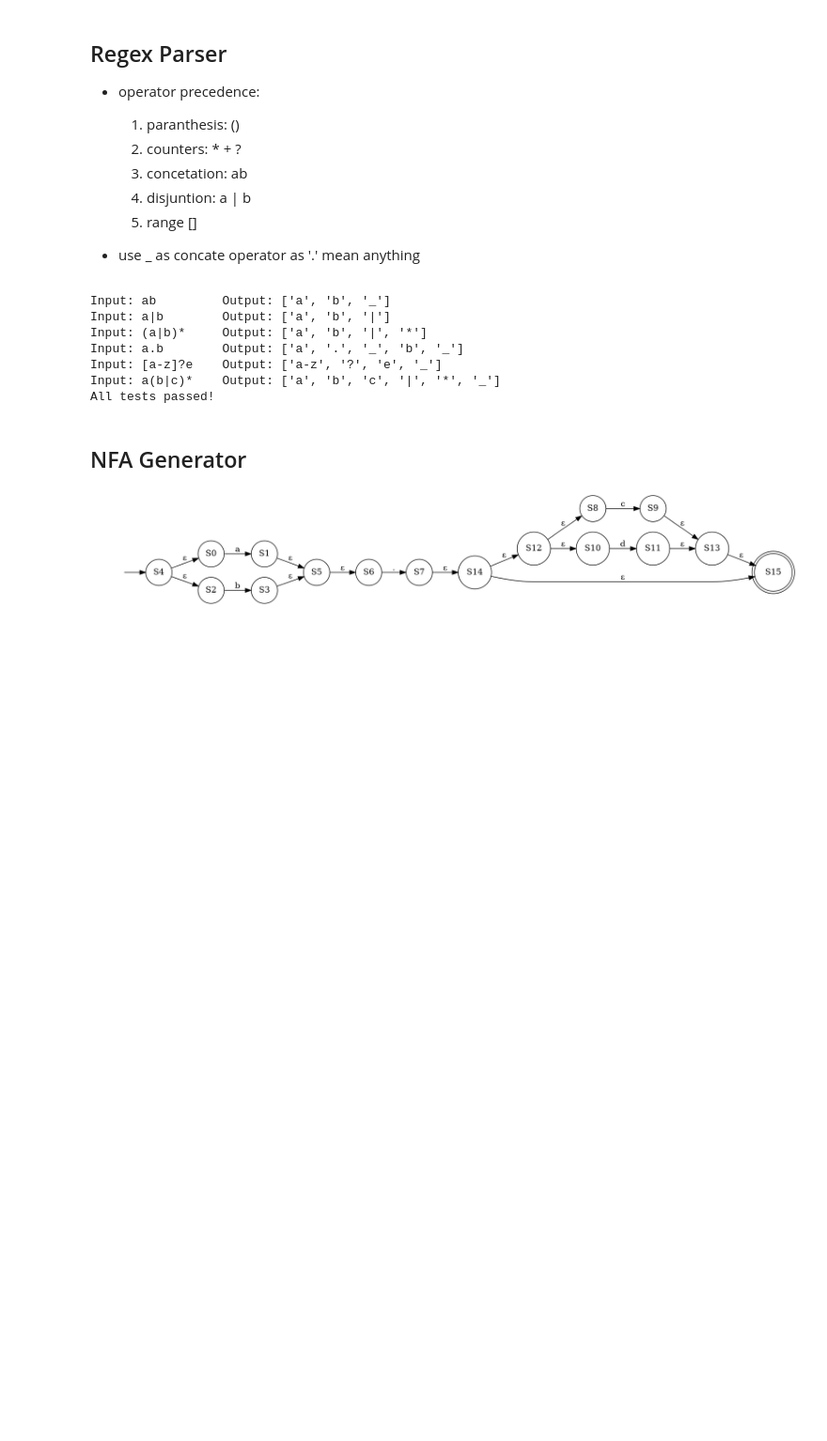
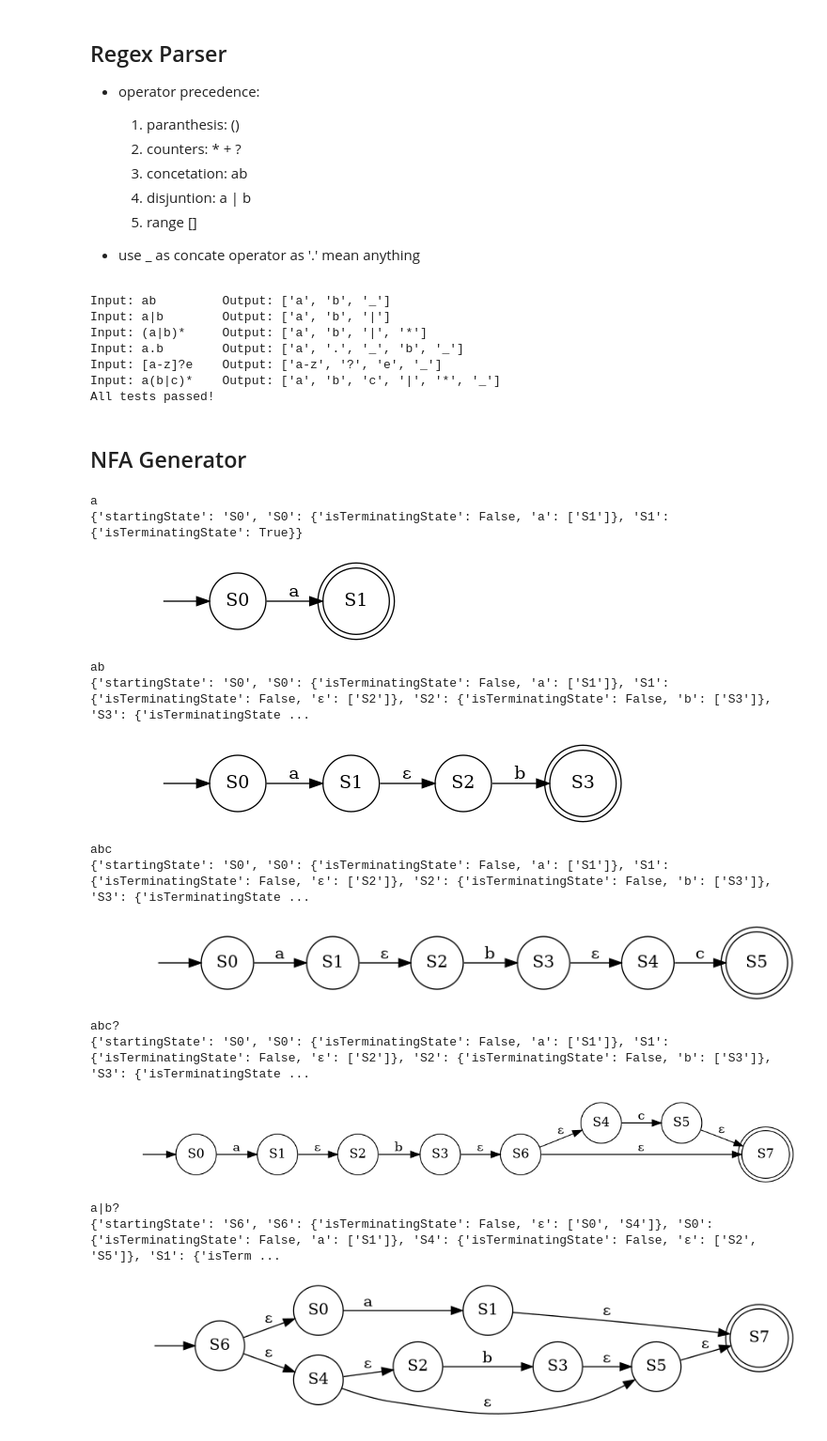
Before and after one commit to aliaagheisX/compiler-assignments, a Jupyter notebook: lexical_analyzer/submission_notebook.ipynb, the cells around one changed output. Shown at 94% size. Cells and saved outputs as stored; diff of their text form; code cells hidden in the pictures; blank space fills up the shorter version.

Commit message:
testcases

```diff
--- a/lexical_analyzer/submission_notebook.ipynb
+++ b/lexical_analyzer/submission_notebook.ipynb
@@ -330,11 +330,36 @@ def plot_nfa(nfa: NFA):
     A.draw("nfa.png")
 
     return Image.open("nfa.png")
-# %%
-regex = "(a|b).(c|d)?"
-
-result_nfa = NFA().build_nfa_from_postfix(regex)
-
-plot_nfa(result_nfa)
-# %% [output]
-[figure, removed]
+# %%
+def test_nfa():
+    testcases = [
+        "a",
+        "ab",
+        "abc",
+        "abc?",
+        "a|b?",
+    ]
+    for regex in testcases:
+        result_nfa = NFA().build_nfa_from_postfix(regex)
+        print(regex)
+        print(result_nfa.to_dict())
+        img = plot_nfa(result_nfa)
+        display(img)
+# %%
+test_nfa()
+# %% [output]
+a
+{'startingState': 'S0', 'S0': {'isTerminatingState': False, 'a': ['S1']}, 'S1': {'isTerminatingState': True}}
+[figure, added]
+ab
+{'startingState': 'S0', 'S0': {'isTerminatingState': False, 'a': ['S1']}, 'S1': {'isTerminatingState': False, 'ε': ['S2']}, 'S2': {'isTerminatingState': False, 'b': ['S3']}, 'S3': {'isTerminatingState ...
+[figure, added]
+abc
+{'startingState': 'S0', 'S0': {'isTerminatingState': False, 'a': ['S1']}, 'S1': {'isTerminatingState': False, 'ε': ['S2']}, 'S2': {'isTerminatingState': False, 'b': ['S3']}, 'S3': {'isTerminatingState ...
+[figure, added]
+abc?
+{'startingState': 'S0', 'S0': {'isTerminatingState': False, 'a': ['S1']}, 'S1': {'isTerminatingState': False, 'ε': ['S2']}, 'S2': {'isTerminatingState': False, 'b': ['S3']}, 'S3': {'isTerminatingState ...
+[figure, added]
+a|b?
+{'startingState': 'S6', 'S6': {'isTerminatingState': False, 'ε': ['S0', 'S4']}, 'S0': {'isTerminatingState': False, 'a': ['S1']}, 'S4': {'isTerminatingState': False, 'ε': ['S2', 'S5']}, 'S1': {'isTerm ...
+[figure, added]
```
Also changed, not shown: 1 other file.
